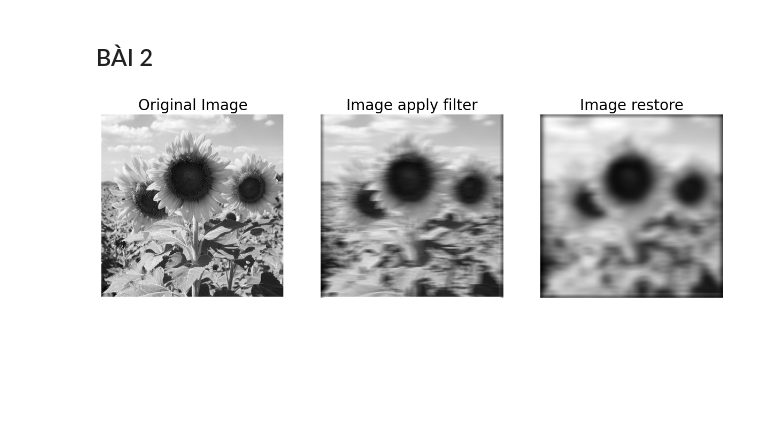
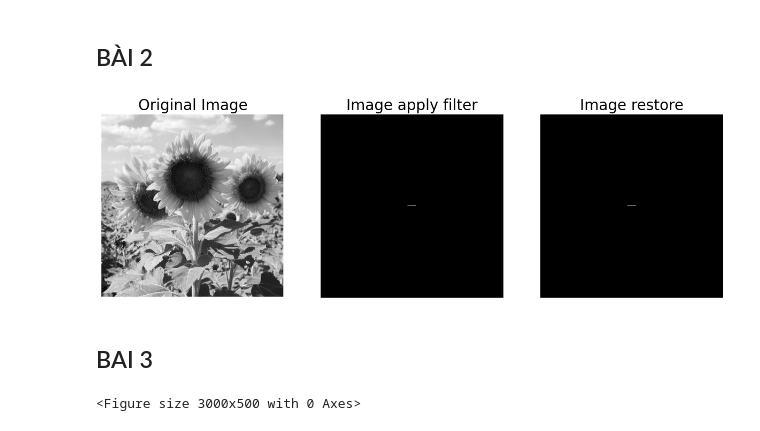
Before and after one commit to MinkuruDev/ImageProcessingLearning, a Jupyter notebook: ex/ex2.ipynb, the cells around one changed output. Drawn from its saved outputs; the diff is of its cells as text; code cells hidden in the pictures; blank space fills up the shorter version.

```diff
--- a/ex/ex2.ipynb
+++ b/ex/ex2.ipynb
@@ -21,7 +13,7 @@ from matplotlib import cm
 # %%
-def plot_image(image, title='', sz=20):
+def plot_image(image, title='', sz=20, ax=False):
     plt.title(title, size=sz), plt.imshow(image)
-    plt.axis(False)
+    plt.axis(ax)
 
 def calculate_2dft(input):
     ft = fp.ifftshift(input)
@@ -40,6 +32,24 @@ def readAsGray(path: str) -> np.ndarray:
     _im = rgba2rgb(_im) if _im.shape[2] > 3 else _im
     _im = rgb2gray(_im)
     return _im
+
+def plot_hist(r, g, b, title='', sz=20):
+    r, g, b = img_as_ubyte(r), img_as_ubyte(g), img_as_ubyte(b)
+    pylab.hist(np.array(r).ravel(), bins=256, range=(0, 256), color='r', alpha=0.5)
+    pylab.hist(np.array(g).ravel(), bins=256, range=(0, 256), color='g', alpha=0.5)
+    pylab.hist(np.array(b).ravel(), bins=256, range=(0, 256), color='b', alpha=0.5)
+    pylab.xlabel('pixel value', size=sz), pylab.ylabel('frequency', size=sz)
+    pylab.title(title, size=sz)
+
+def splitrgb(_im):
+    return _im[...,0], _im[...,1], _im[...,2]
+
+def mergergb(r,g,b):
+    rgb = np.zeros((r.shape[0], r.shape[1], 3), dtype=np.uint8)
+    rgb[...,0] = r
+    rgb[...,1] = g
+    rgb[...,2] = b
+    return rgb
 # %% [markdown]
 # ĐỀ SỐ 2
 # %% [markdown]
@@ -74,22 +84,44 @@ plt.show()
 ## BÀI 2
 # %%
 im = readAsGray("../images/sunflower.jpg")
-
+size = (im.shape[0] - 19) / 2
 freq = calculate_2dft(im)
 kernel = np.zeros((19,19))
 kernel[9,:] = 1
 kernel = kernel * (1/19)
+kernel = np.pad(kernel, ((int(size), int(np.ceil(size))), (int(size), int(np.ceil(size)))) , "constant", constant_values=((0,0),(0,0)))
 # print(kernel[9,:])
 epsilon = 10**-8
 ikernel = 1 / (epsilon + kernel)
 
-im1 = signal.fftconvolve(im, kernel, mode='same')
-im2 = signal.fftconvolve(im1, ikernel, mode='same')
+im1 = im * kernel
+im2 = im1 * ikernel
+
+# im1 = signal.fftconvolve(im, kernel, mode='same')
+# im2 = signal.fftconvolve(im1, ikernel, mode='same')
 
 plt.figure(figsize=(15,5)), plt.gray()
 plt.subplot(131), plot_image(im, "Original Image")
 plt.subplot(132), plot_image(im1, "Image apply filter")
 plt.subplot(133), plot_image(im2, "Image restore")
 plt.show()
 # %% [output]
-[figure, old version]
+[figure, new version]
+# %% [markdown]
+## BAI 3
+# %%
+d0s = [5,10,15,20,25]
+ns = [1,2,3,4,5]
+
+im = readAsGray("../images/rubic.jpg")
+w,h = im.shape
+freq = calculate_2dft(im)
+plt.figure(figsize=(30,5))
+i = 1
+
+for d0,n in zip(d0s,ns):
+    for u in range(w):
+        for v in range(h):
+            d = np.sqrt((u-w/2)**2 + (v-h/2)**2)
+# %% [output]
+<Figure size 3000x500 with 0 Axes>
```
Also changed, not shown: parts of 1 cell of this notebook, 12 other files.
